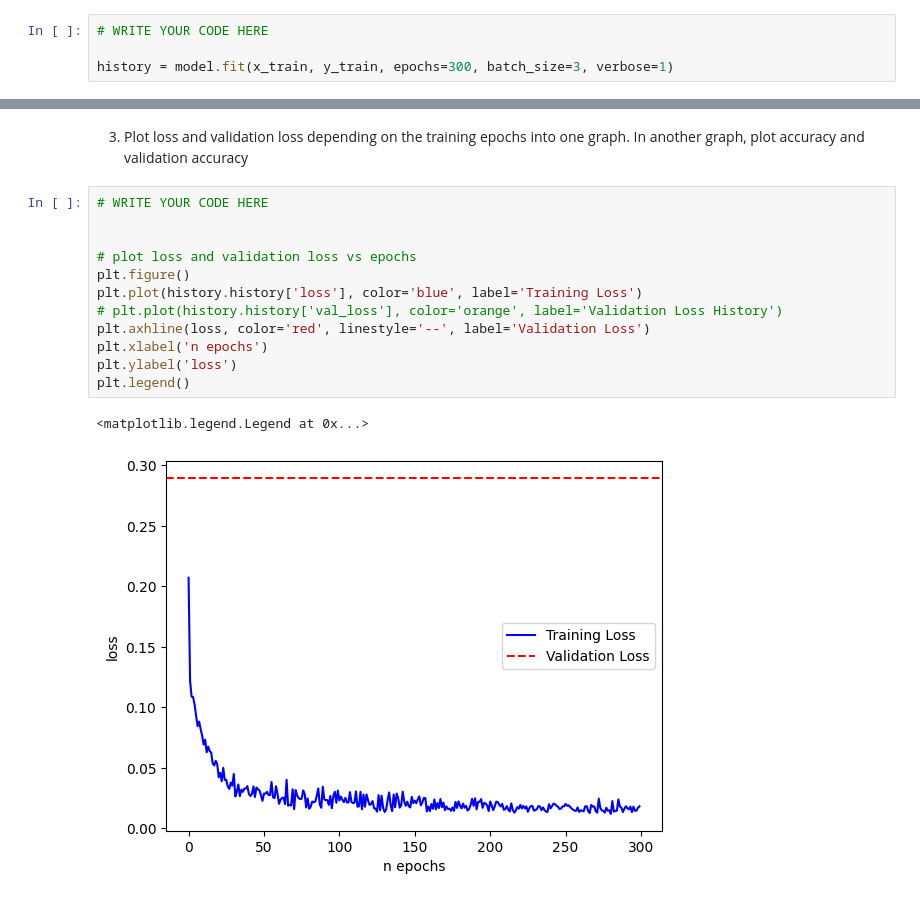
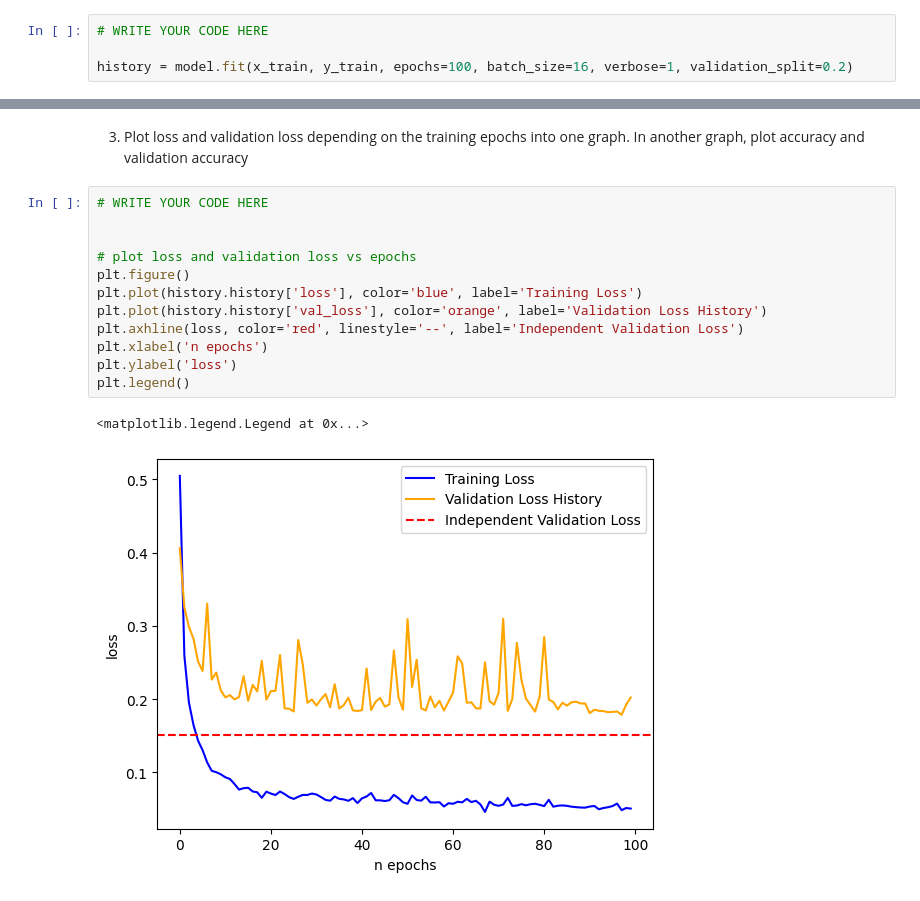
Before and after one commit to MGA215/Garncarz_MPA_MLF, a Jupyter notebook: Lab05_FeedForwardNN/Lab_05_task.ipynb, the cells around one changed output, grey strips where cells are left out. Saved outputs shown, nothing was run; the diff lists cells and outputs as text.

Commit message:
Added validation loss history

```diff
--- a/Lab05_FeedForwardNN/Lab_05_task.ipynb
+++ b/Lab05_FeedForwardNN/Lab_05_task.ipynb
@@ -372,5 +372,5 @@ model.compile(loss='binary_crossentropy', optimizer=optimizer, metrics=['accurac
 # %%
 # WRITE YOUR CODE HERE
 
-history = model.fit(x_train, y_train, epochs=300, batch_size=3, verbose=1)
+history = model.fit(x_train, y_train, epochs=100, batch_size=16, verbose=1, validation_split=0.2)
 # %% [output]
@@ -413,18 +413,18 @@ Test Loss: 0.29
 # %%
 # WRITE YOUR CODE HERE
 
 
 # plot loss and validation loss vs epochs
 plt.figure()
 plt.plot(history.history['loss'], color='blue', label='Training Loss')
-# plt.plot(history.history['val_loss'], color='orange', label='Validation Loss History')
-plt.axhline(loss, color='red', linestyle='--', label='Validation Loss')
+plt.plot(history.history['val_loss'], color='orange', label='Validation Loss History')
+plt.axhline(loss, color='red', linestyle='--', label='Independent Validation Loss')
 plt.xlabel('n epochs')
 plt.ylabel('loss')
 plt.legend()
 # %% [output]
 <matplotlib.legend.Legend at 0x...>
-[figure, old version]
+[figure, new version]
 # %%
 # plot accuracy and validation accuracy vs epochs
 plt.figure()
```
Also changed, not shown: parts of 7 cells of this notebook.
